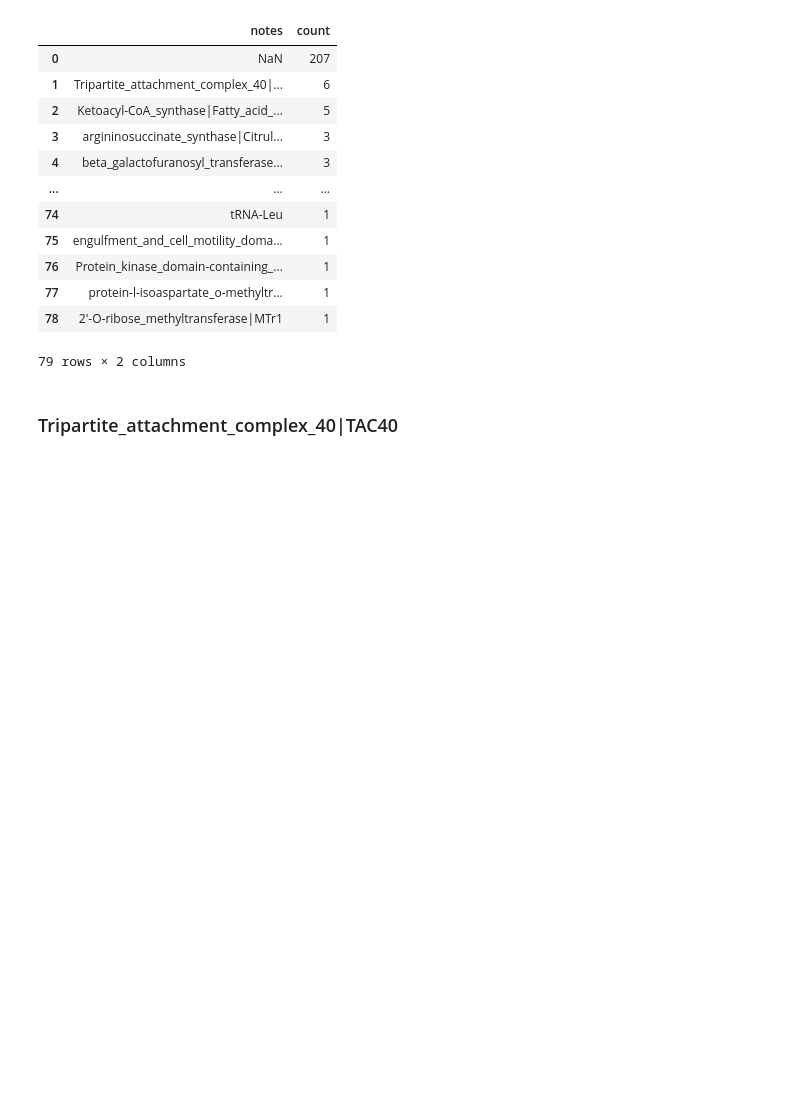
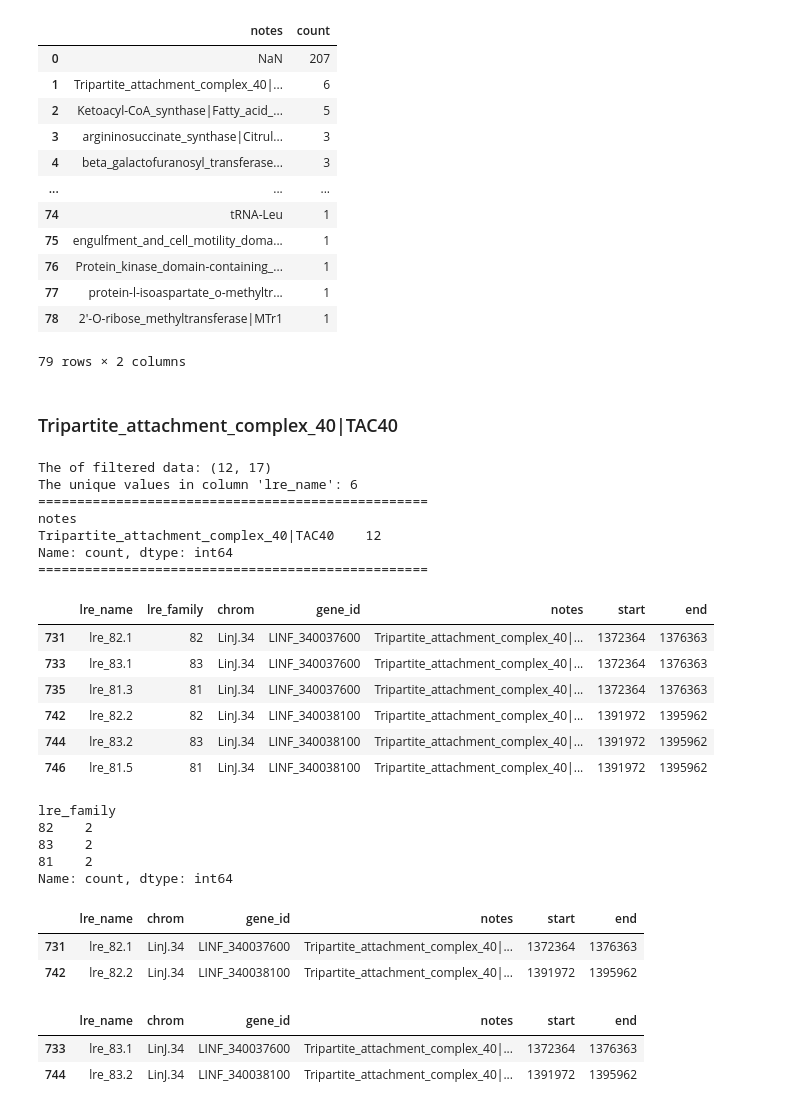
Before and after one commit to Viskuit/Test_BEDOPS, a Jupyter notebook: 25.Negative_analysis/1.3.leishmania_repeated_elements_filtering.ipynb, the cells around one changed output. Drawn from its saved outputs; the diff is of its cells as text; code cells hidden in the pictures; blank space fills up the shorter version.

```diff
--- a/25.Negative_analysis/1.3.leishmania_repeated_elements_filtering.ipynb
+++ b/25.Negative_analysis/1.3.leishmania_repeated_elements_filtering.ipynb
@@ -838,3 +838,49 @@ group_and_count(reduced_lre)
 79 rows × 2 columns
 # %% [markdown]
 ### Tripartite_attachment_complex_40|TAC40
+# %%
+filter_df = filter_and_display(reduced_lre, 'Tripartite_attachment_complex_40|TAC40')
+filter_df
+# %% [output]
+The of filtered data: (12, 17)
+The unique values in column 'lre_name': 6
+==================================================
+notes
+Tripartite_attachment_complex_40|TAC40    12
+Name: count, dtype: int64
+==================================================
+|  | lre_name | lre_family | chrom | gene_id | notes | start | end |
+| 731 | lre_82.1 | 82 | LinJ.34 | LINF_340037600 | Tripartite_attachment_complex_40|... | 1372364 | 1376363 |
+| 733 | lre_83.1 | 83 | LinJ.34 | LINF_340037600 | Tripartite_attachment_complex_40|... | 1372364 | 1376363 |
+| 735 | lre_81.3 | 81 | LinJ.34 | LINF_340037600 | Tripartite_attachment_complex_40|... | 1372364 | 1376363 |
+| 742 | lre_82.2 | 82 | LinJ.34 | LINF_340038100 | Tripartite_attachment_complex_40|... | 1391972 | 1395962 |
+| 744 | lre_83.2 | 83 | LinJ.34 | LINF_340038100 | Tripartite_attachment_complex_40|... | 1391972 | 1395962 |
+| 746 | lre_81.5 | 81 | LinJ.34 | LINF_340038100 | Tripartite_attachment_complex_40|... | 1391972 | 1395962 |
+# %%
+filter_df['lre_family'].value_counts()
+# %% [output]
+lre_family
+82    2
+83    2
+81    2
+Name: count, dtype: int64
+# %%
+# Checking family 82
+lre_df.loc[
+    (lre_df['gene']==True) & (lre_df['lre_family'] == 82),
+    ['lre_name', 'chrom', 'gene_id', 'notes', 'start', 'end']
+]
+# %% [output]
+|  | lre_name | chrom | gene_id | notes | start | end |
+| 731 | lre_82.1 | LinJ.34 | LINF_340037600 | Tripartite_attachment_complex_40|... | 1372364 | 1376363 |
+| 742 | lre_82.2 | LinJ.34 | LINF_340038100 | Tripartite_attachment_complex_40|... | 1391972 | 1395962 |
+# %%
+# Checking family 83
+lre_df.loc[
+    (lre_df['gene']==True) & (lre_df['lre_family'] == 83),
+    ['lre_name', 'chrom', 'gene_id', 'notes', 'start', 'end']
+]
+# %% [output]
+|  | lre_name | chrom | gene_id | notes | start | end |
+| 733 | lre_83.1 | LinJ.34 | LINF_340037600 | Tripartite_attachment_complex_40|... | 1372364 | 1376363 |
+| 744 | lre_83.2 | LinJ.34 | LINF_340038100 | Tripartite_attachment_complex_40|... | 1391972 | 1395962 |
```
Also changed, not shown: parts of 3 cells of this notebook.
